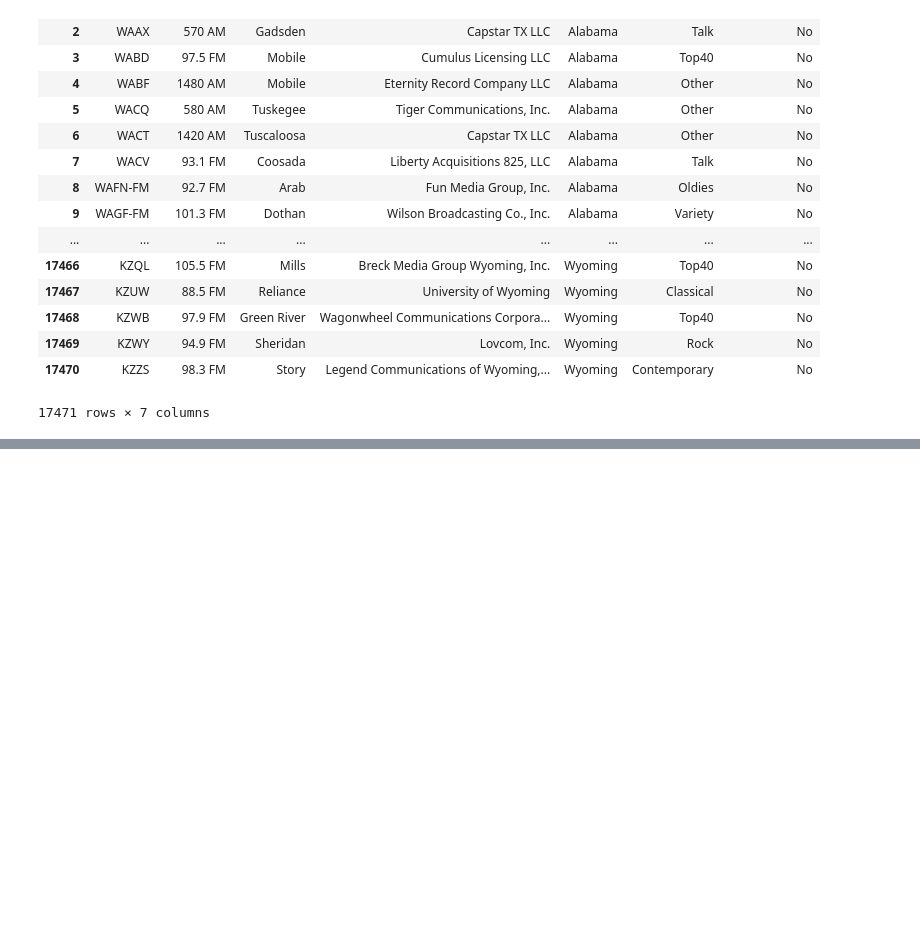
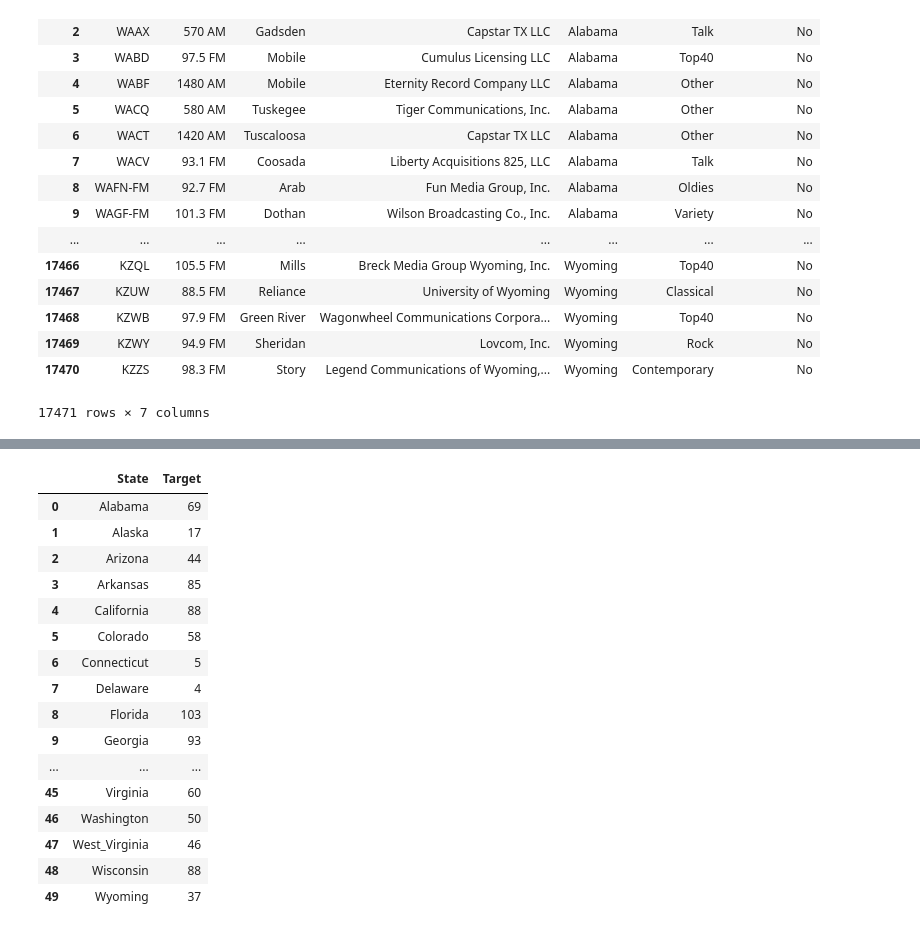
Before and after one commit to nancyculley/Medium-Data, a Jupyter notebook: Radio scrape - NC.ipynb, the cells around one changed output, grey strips where cells are left out. Saved outputs shown, nothing was run; the diff lists cells and outputs as text; code cells hidden in the pictures; blank space fills up the shorter version.

```diff
--- a/Radio scrape - NC.ipynb
+++ b/Radio scrape - NC.ipynb
@@ -144,0 +167,25 @@ radio_df_for_json
+# %%
+# Create JSON for target count
+# Select 2 columns
+target_yes_for_json_2 = target_yes_for_json[target_yes_for_json.columns[0:2]]
+target_yes_for_json_2 = target_yes_for_json_2.rename(columns={target_yes_for_json.columns[1]:"Target"})
+# target_yes_for_json_2.reset_index(inplace=True)
+target_yes_for_json_2
+# %% [output]
+|  | State | Target |
+| 0 | Alabama | 69 |
+| 1 | Alaska | 17 |
+| 2 | Arizona | 44 |
+| 3 | Arkansas | 85 |
+| 4 | California | 88 |
+| 5 | Colorado | 58 |
+| 6 | Connecticut | 5 |
+| 7 | Delaware | 4 |
+| 8 | Florida | 103 |
+| 9 | Georgia | 93 |
+| ... | ... | ... |
+| 45 | Virginia | 60 |
+| 46 | Washington | 50 |
+| 47 | West_Virginia | 46 |
+| 48 | Wisconsin | 88 |
+| 49 | Wyoming | 37 |
```
Also changed, not shown: parts of 6 cells of this notebook, 1 other file.
